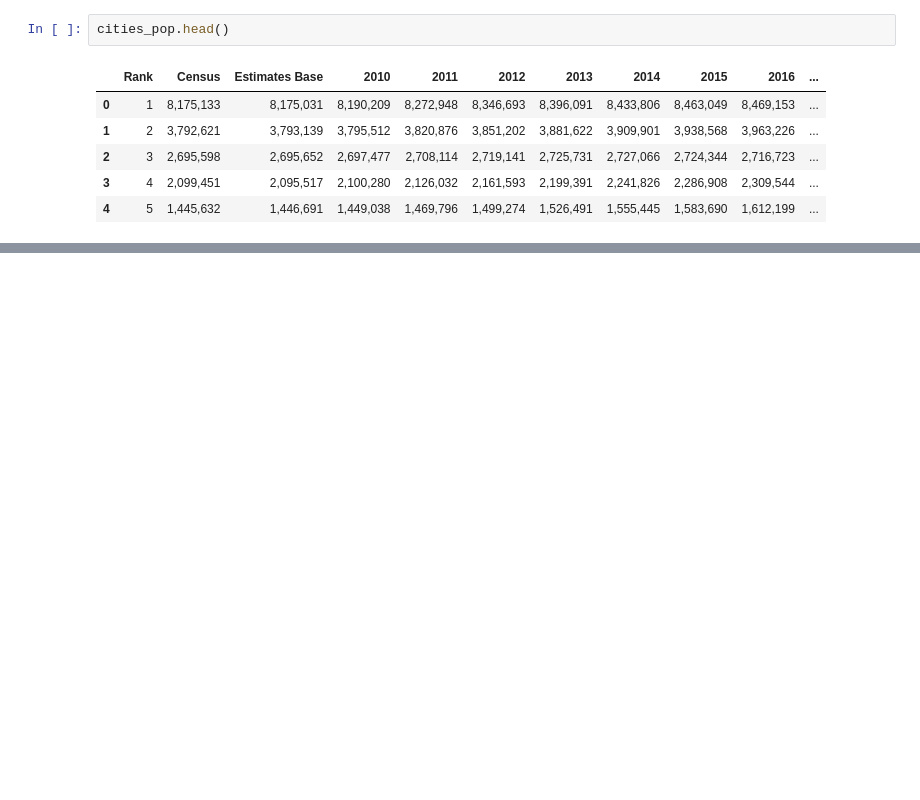
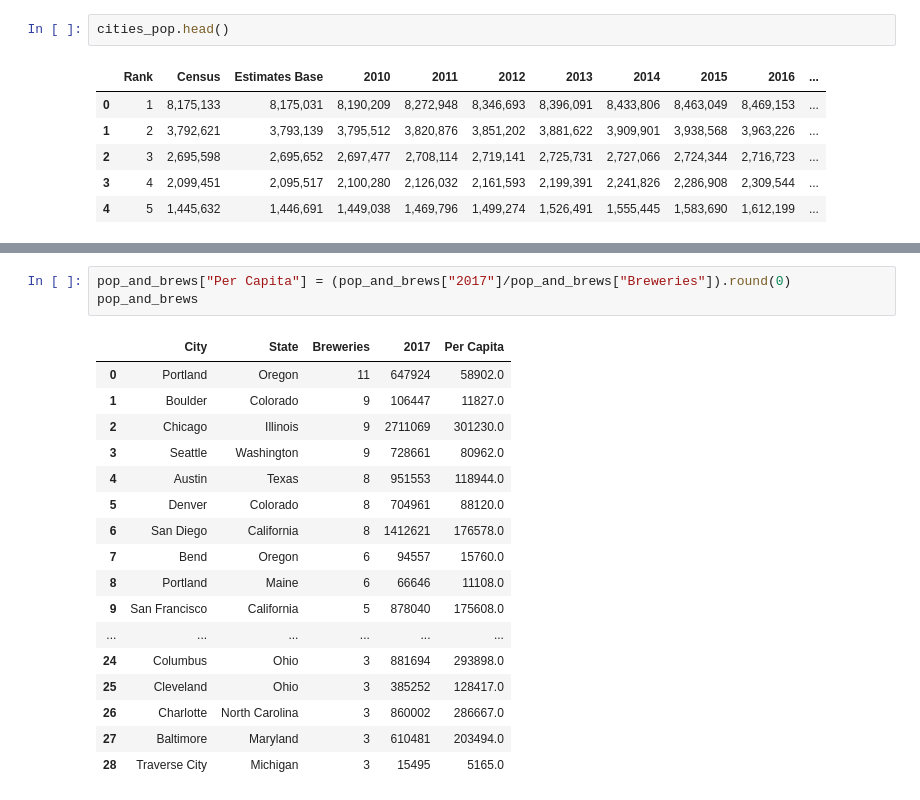
Before and after one commit to a-prospero/strange_brew, a Jupyter notebook: beer_analysis.ipynb, the cells around one changed output, grey strips where cells are left out. Saved outputs shown, nothing was run; the diff lists cells and outputs as text; blank space fills up the shorter version.

```diff
--- a/beer_analysis.ipynb
+++ b/beer_analysis.ipynb
@@ -216,0 +329,21 @@ city_pop_2017.head()
+# %%
+pop_and_brews["Per Capita"] = (pop_and_brews["2017"]/pop_and_brews["Breweries"]).round(0)
+pop_and_brews
+# %% [output]
+|  | City | State | Breweries | 2017 | Per Capita |
+| 0 | Portland | Oregon | 11 | 647924 | 58902.0 |
+| 1 | Boulder | Colorado | 9 | 106447 | 11827.0 |
+| 2 | Chicago | Illinois | 9 | 2711069 | 301230.0 |
+| 3 | Seattle | Washington | 9 | 728661 | 80962.0 |
+| 4 | Austin | Texas | 8 | 951553 | 118944.0 |
+| 5 | Denver | Colorado | 8 | 704961 | 88120.0 |
+| 6 | San Diego | California | 8 | 1412621 | 176578.0 |
+| 7 | Bend | Oregon | 6 | 94557 | 15760.0 |
+| 8 | Portland | Maine | 6 | 66646 | 11108.0 |
+| 9 | San Francisco | California | 5 | 878040 | 175608.0 |
+| ... | ... | ... | ... | ... | ... |
+| 24 | Columbus | Ohio | 3 | 881694 | 293898.0 |
+| 25 | Cleveland | Ohio | 3 | 385252 | 128417.0 |
+| 26 | Charlotte | North Carolina | 3 | 860002 | 286667.0 |
+| 27 | Baltimore | Maryland | 3 | 610481 | 203494.0 |
+| 28 | Traverse City | Michigan | 3 | 15495 | 5165.0 |
```
Also changed, not shown: parts of 28 cells of this notebook, 4 other files.
